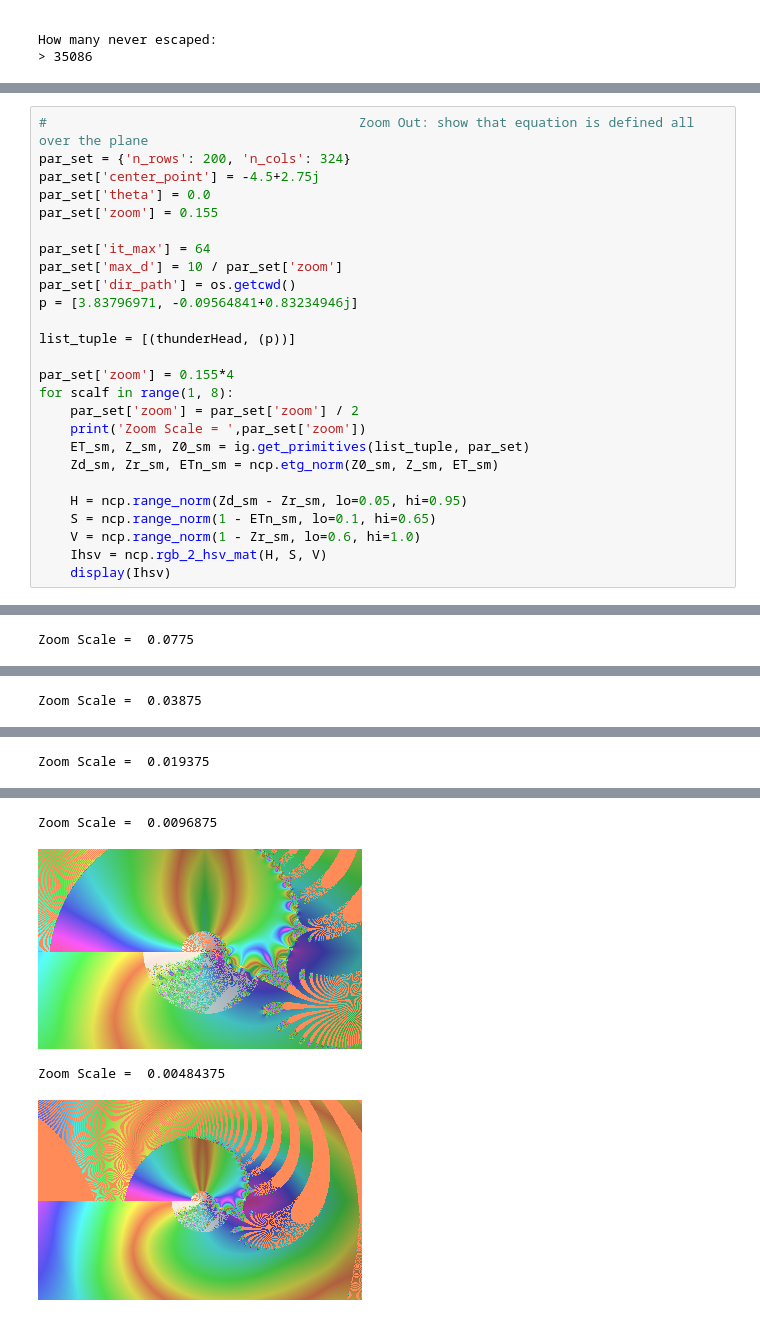
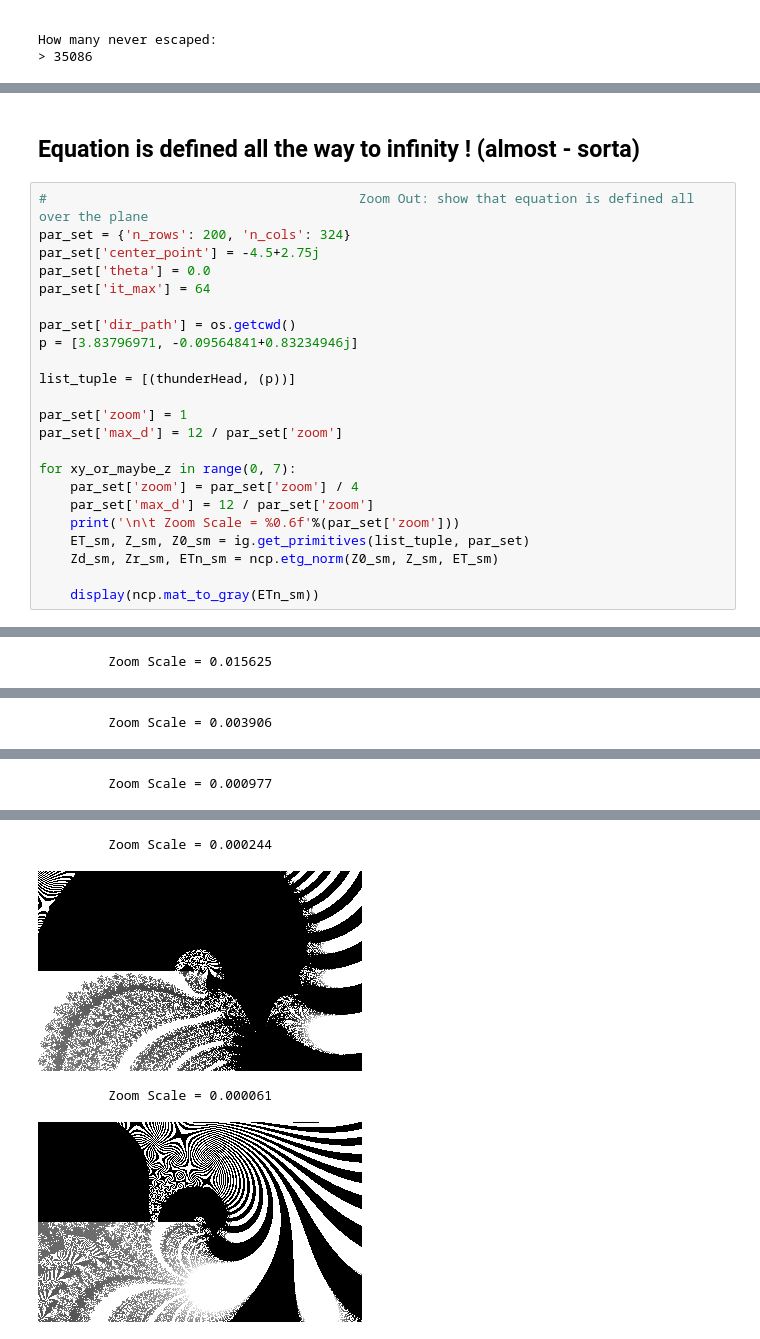
Before and after one commit to dlanier/FlyingMachineFractal, a Jupyter notebook: fig_notebooks/HeadThunder.ipynb, the cells around one changed output, grey strips where cells are left out. Saved outputs shown, nothing was run; the diff lists cells and outputs as text.

```diff
--- a/fig_notebooks/HeadThunder.ipynb
+++ b/fig_notebooks/HeadThunder.ipynb
@@ -240,30 +241,29 @@ Unescaped Vector:
      2265 within V/ 9  (1.938)
      1853 within V/10  (1.745)
      1517 within V/11  (1.586)
+# %% [markdown]
+## Equation is defined all the way to infinity !  (almost - sorta)
 # %%
 #                                        Zoom Out: show that equation is defined all over the plane
 par_set = {'n_rows': 200, 'n_cols': 324}
 par_set['center_point'] = -4.5+2.75j
 par_set['theta'] = 0.0
-par_set['zoom'] = 0.155
+par_set['it_max'] = 64
 
-par_set['it_max'] = 64
-par_set['max_d'] = 10 / par_set['zoom']
 par_set['dir_path'] = os.getcwd()
 p = [3.83796971, -0.09564841+0.83234946j]
 
 list_tuple = [(thunderHead, (p))]
 
-par_set['zoom'] = 0.155*4
-for scalf in range(1, 8):
-    par_set['zoom'] = par_set['zoom'] / 2
-    print('Zoom Scale = ',par_set['zoom'])
+par_set['zoom'] = 1
+par_set['max_d'] = 12 / par_set['zoom']
+
+for xy_or_maybe_z in range(0, 7):
+    par_set['zoom'] = par_set['zoom'] / 4
+    par_set['max_d'] = 12 / par_set['zoom']
+    print('\n\t Zoom Scale = %0.6f'%(par_set['zoom']))
     ET_sm, Z_sm, Z0_sm = ig.get_primitives(list_tuple, par_set)
     Zd_sm, Zr_sm, ETn_sm = ncp.etg_norm(Z0_sm, Z_sm, ET_sm)
 
-    H = ncp.range_norm(Zd_sm - Zr_sm, lo=0.05, hi=0.95)
-    S = ncp.range_norm(1 - ETn_sm, lo=0.1, hi=0.65)
-    V = ncp.range_norm(1 - Zr_sm, lo=0.6, hi=1.0)
-    Ihsv = ncp.rgb_2_hsv_mat(H, S, V)
-    display(Ihsv)
+    display(ncp.mat_to_gray(ETn_sm))
 # %% [output]
@@ -274 +274 @@ Zoom Scale =  0.155
-Zoom Scale =  0.0775
+         Zoom Scale = 0.015625
@@ -276 +276 @@ Zoom Scale =  0.0775
-Zoom Scale =  0.03875
+         Zoom Scale = 0.003906
@@ -278 +278 @@ Zoom Scale =  0.03875
-Zoom Scale =  0.019375
+         Zoom Scale = 0.000977
@@ -280,4 +280,4 @@ Zoom Scale =  0.019375
-Zoom Scale =  0.0096875
+         Zoom Scale = 0.000244
-[figure, old version]
+[figure, new version]
-Zoom Scale =  0.00484375
+         Zoom Scale = 0.000061
-[figure, old version]
+[figure, new version]
```
Also changed, not shown: parts of 12 cells of this notebook.
